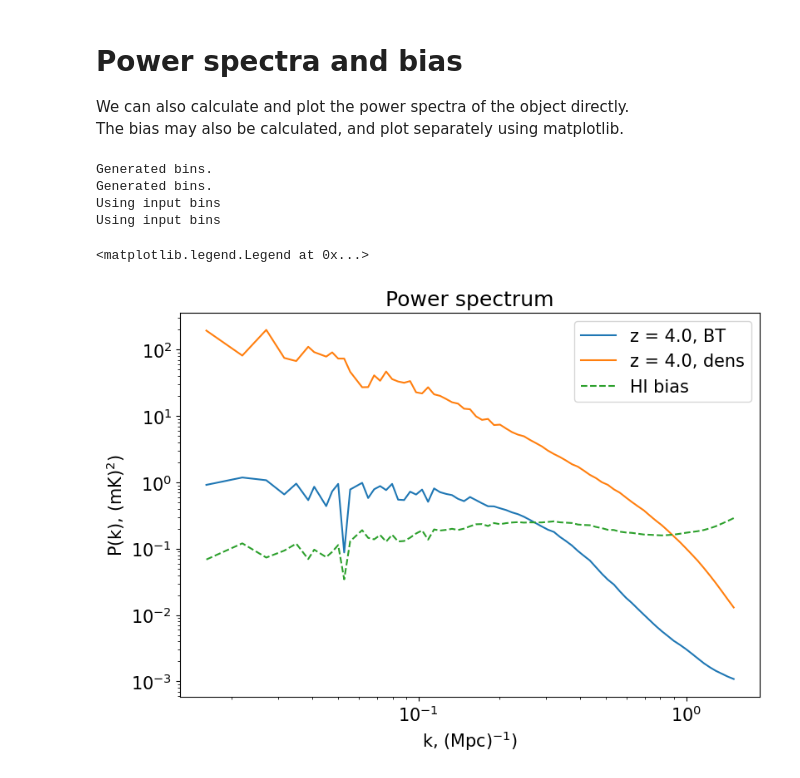
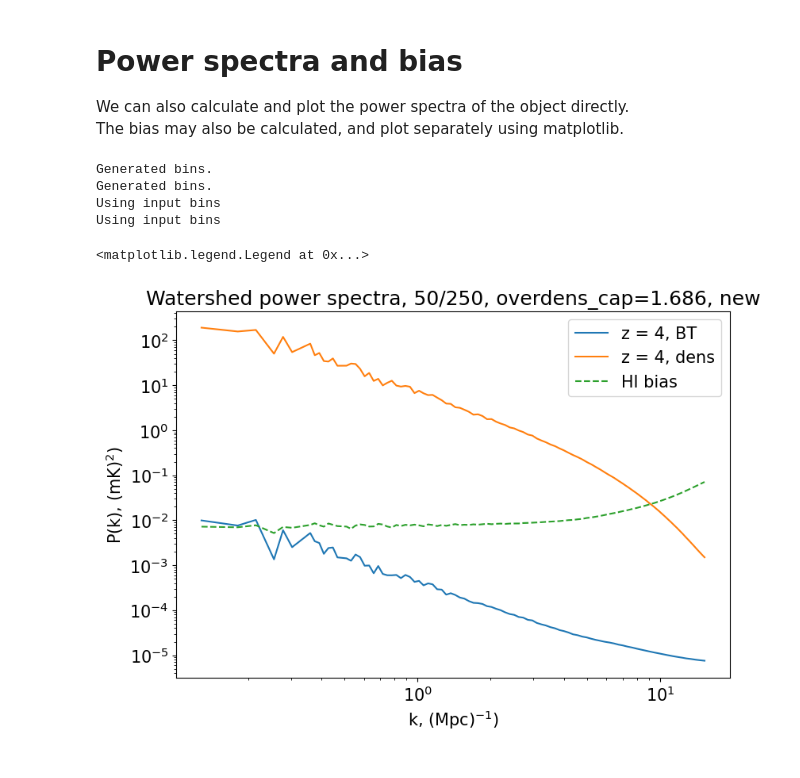
Before and after one commit to raxquax123/postEoR, a Jupyter notebook: examples.ipynb, the cells around one changed output. Cells and saved outputs as stored; diff of their text form; code cells hidden in the pictures.

Commit message:
fixed spherical profile, changes to watershed parameters, added observational effects from laura's code

```diff
--- a/examples.ipynb
+++ b/examples.ipynb
@@ -63,0 +58,2 @@ cone.plot_slice(field="BT", vmax=0.005)
+# %%
+box = gen.generate_box(4, 250, 50, overdens_cap=1.686, connectivity=3)
@@ -67,16 +90,16 @@ cone.plot_slice(field="BT", vmax=0.005)
 We can also calculate and plot the power spectra of the object directly. <br>
 The bias may also be calculated, and plot separately using matplotlib.
 # %%
+box.get_PS("BT", color="tab:blue")
+box.get_PS("dens", color="tab:orange", title="Watershed power spectra, 50/250, overdens_cap=1.686, new")
+k, bias = box.get_bias()
 import matplotlib.pyplot as plt
-_, _, _ = cone.get_PS("BT", color="tab:blue")
-_, _, _ = cone.get_PS("dens", color="tab:orange")
-k2, bias = cone.get_bias()
-plt.plot(k2, bias, color="tab:green", linestyle="--", label="HI bias")
+plt.plot(k, bias, color="tab:green", linestyle="--", label="HI bias")
 plt.legend()
 # %% [output]
 Generated bins.
 Generated bins.
 Using input bins
 Using input bins
 <matplotlib.legend.Legend at 0x...>
-[figure, old version]
+[figure, new version]
```
Also changed, not shown: parts of 19 cells of this notebook, 7 other files.
